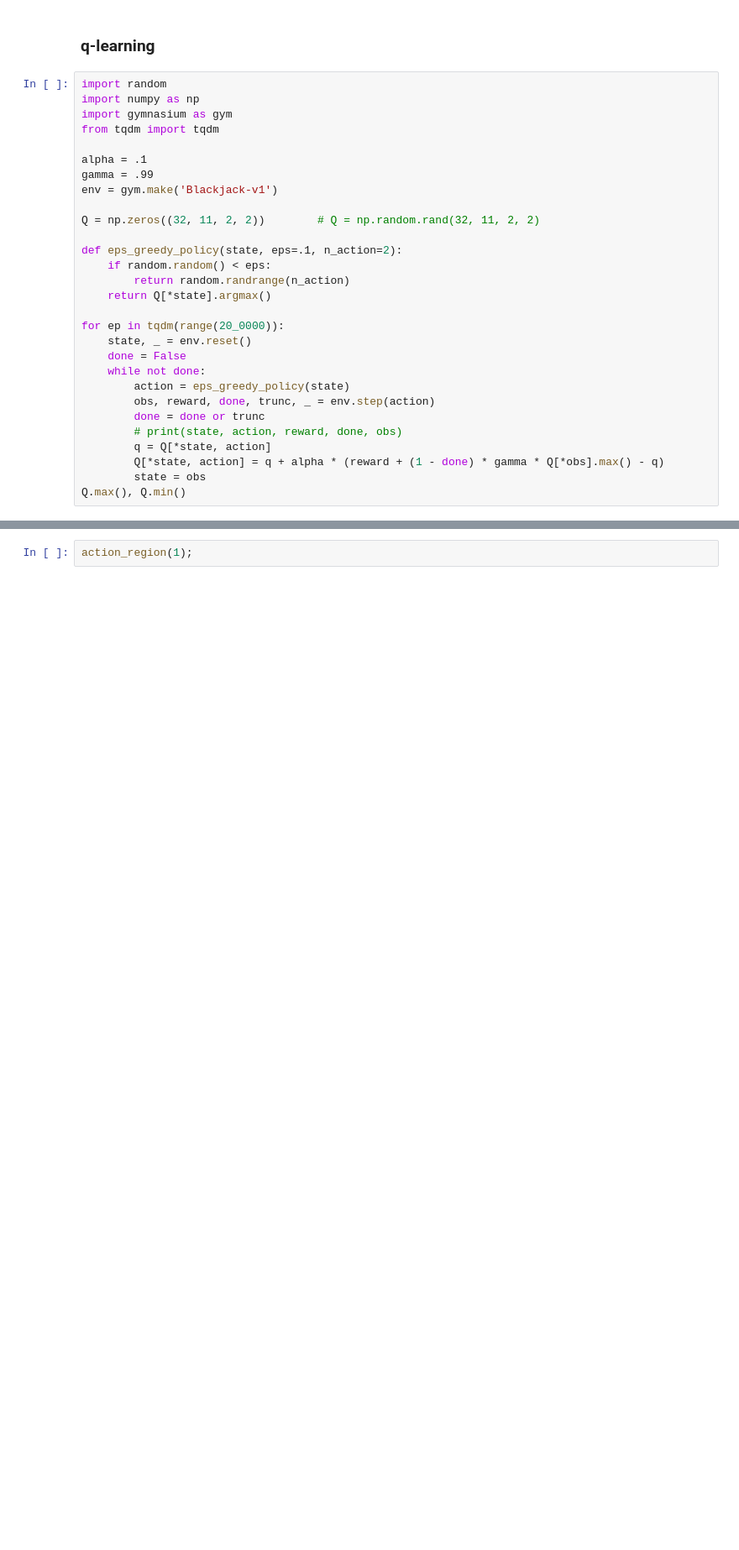
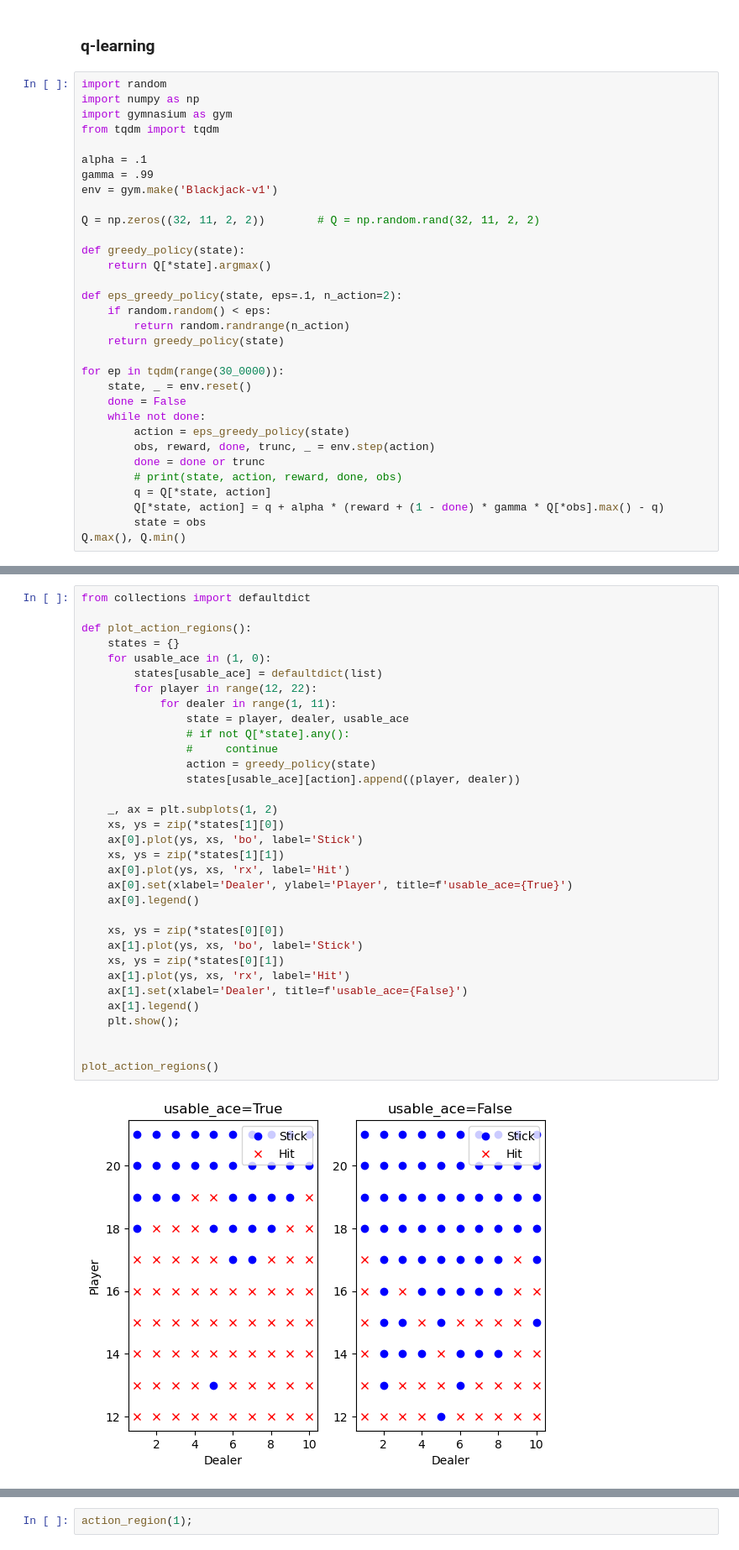
Before and after one commit to ajwkim/NSM_PDL, a Jupyter notebook: PDL_Python.ipynb, the cells around one changed output, grey strips where cells are left out. Shown at 84% size. Saved outputs shown, nothing was run; the diff lists cells and outputs as text; blank space fills up the shorter version.

```diff
--- a/PDL_Python.ipynb
+++ b/PDL_Python.ipynb
@@ -3267,12 +3321,15 @@ env = gym.make('Blackjack-v1')
 
 Q = np.zeros((32, 11, 2, 2))        # Q = np.random.rand(32, 11, 2, 2)
 
+def greedy_policy(state):
+    return Q[*state].argmax()
+
 def eps_greedy_policy(state, eps=.1, n_action=2):
     if random.random() < eps:
         return random.randrange(n_action)
-    return Q[*state].argmax()
+    return greedy_policy(state)
 
-for ep in tqdm(range(20_0000)):
+for ep in tqdm(range(30_0000)):
     state, _ = env.reset()
     done = False
     while not done:
@@ -3329,3 +3390,38 @@ test(10, True)
+# %%
+from collections import defaultdict
+
+def plot_action_regions():
+    states = {}
+    for usable_ace in (1, 0):
+        states[usable_ace] = defaultdict(list)
+        for player in range(12, 22):
+            for dealer in range(1, 11):
+                state = player, dealer, usable_ace
+                # if not Q[*state].any():
+                #     continue
+                action = greedy_policy(state)
+                states[usable_ace][action].append((player, dealer))
+
+    _, ax = plt.subplots(1, 2)
+    xs, ys = zip(*states[1][0])
+    ax[0].plot(ys, xs, 'bo', label='Stick')
+    xs, ys = zip(*states[1][1])
+    ax[0].plot(ys, xs, 'rx', label='Hit')
+    ax[0].set(xlabel='Dealer', ylabel='Player', title=f'usable_ace={True}')
+    ax[0].legend()
+
+    xs, ys = zip(*states[0][0])
+    ax[1].plot(ys, xs, 'bo', label='Stick')
+    xs, ys = zip(*states[0][1])
+    ax[1].plot(ys, xs, 'rx', label='Hit')
+    ax[1].set(xlabel='Dealer', title=f'usable_ace={False}')
+    ax[1].legend()
+    plt.show();
+
+
+plot_action_regions()
+# %% [output]
+[figure, added]
 # %%
 from collections import defaultdict
 
```
Also changed, not shown: parts of 20 cells of this notebook.
